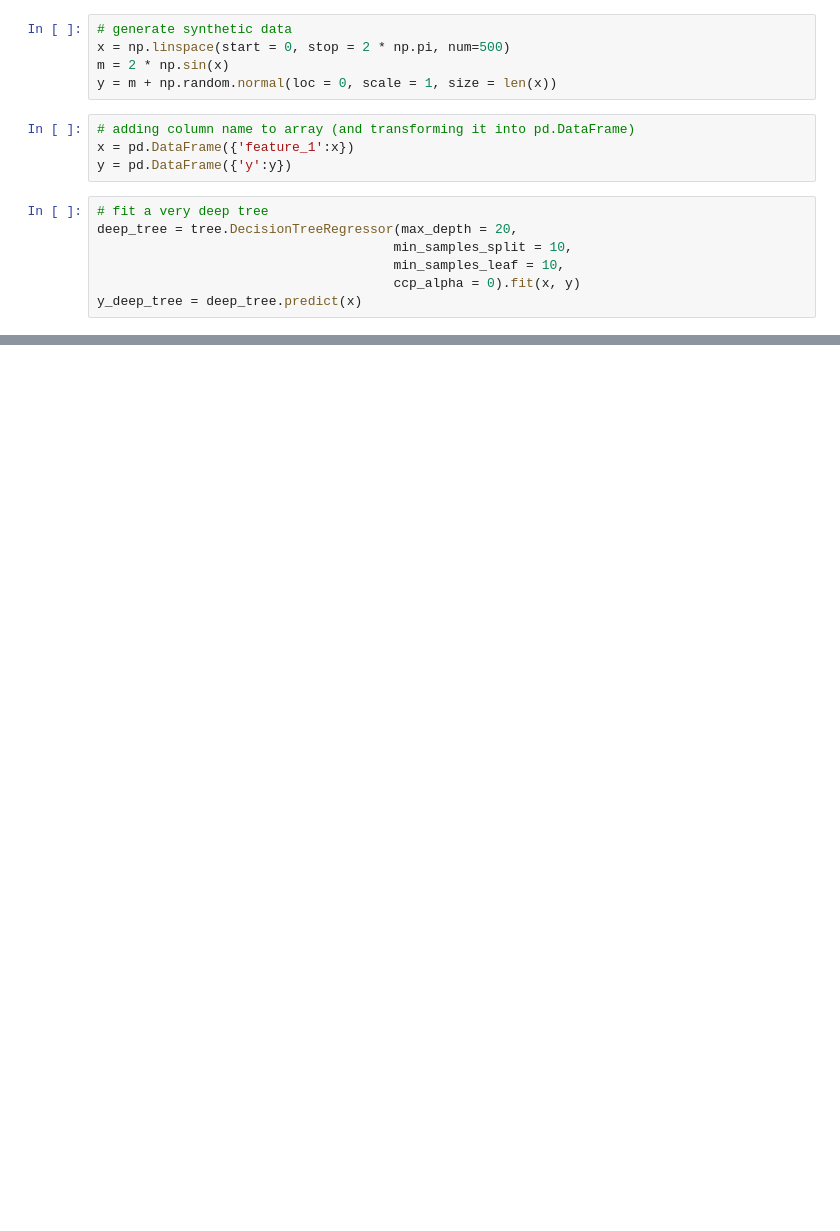
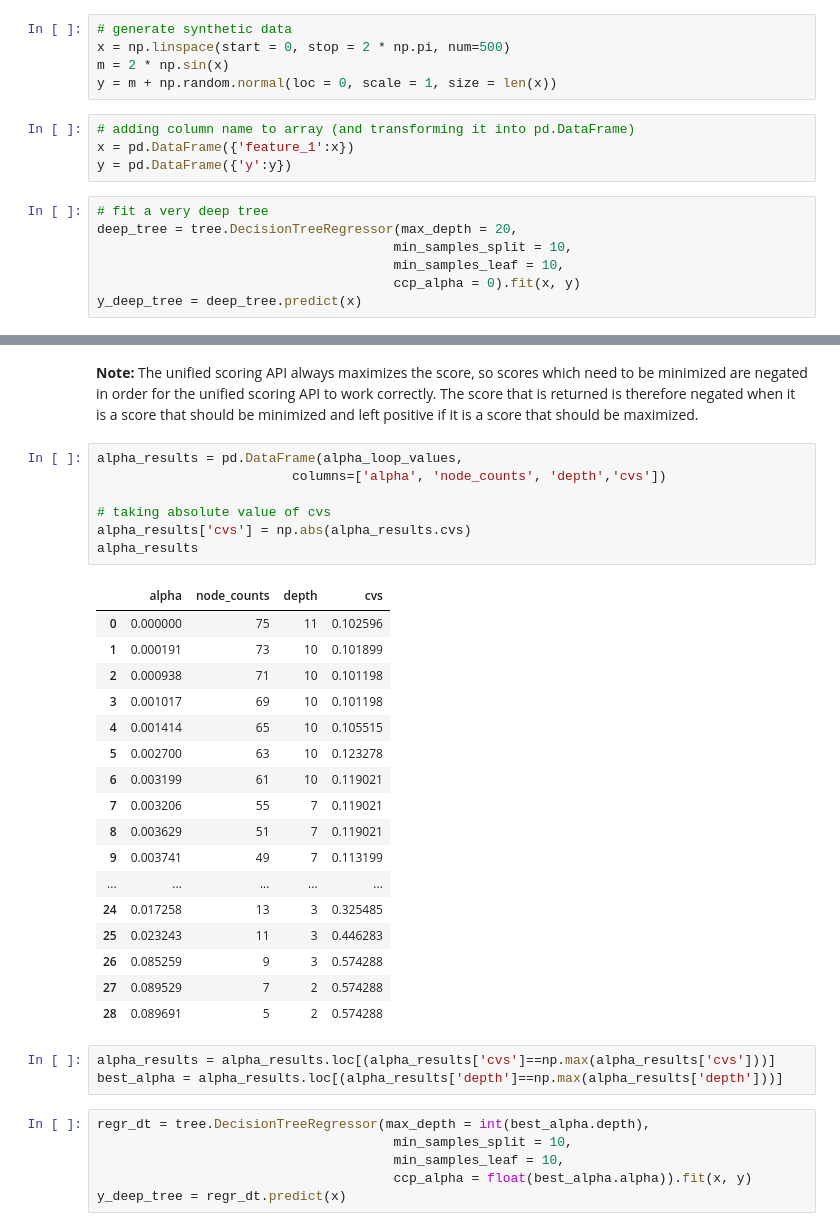
Before and after one commit to loremarchi/hands-on-machine-learning-R-module-2-python, a Jupyter notebook: 3_pruning_crossval.ipynb, the cells around one changed output, grey strips where cells are left out. Cells and saved outputs as stored; diff of their text form; blank space fills up the shorter version.

```diff
--- a/3_pruning_crossval.ipynb
+++ b/3_pruning_crossval.ipynb
@@ -26,3 +143,39 @@ y_deep_tree = deep_tree.predict(x)
+# %% [markdown]
+**Note:** The unified scoring API always maximizes the score, so scores which need to be minimized are negated in order for the unified scoring API to work correctly. The score that is returned is therefore negated when it is a score that should be minimized and left positive if it is a score that should be maximized.
+# %%
+alpha_results = pd.DataFrame(alpha_loop_values,
+                         columns=['alpha', 'node_counts', 'depth','cvs'])
+
+# taking absolute value of cvs
+alpha_results['cvs'] = np.abs(alpha_results.cvs)
+alpha_results
+# %% [output]
+|  | alpha | node_counts | depth | cvs |
+| 0 | 0.000000 | 75 | 11 | 0.102596 |
+| 1 | 0.000191 | 73 | 10 | 0.101899 |
+| 2 | 0.000938 | 71 | 10 | 0.101198 |
+| 3 | 0.001017 | 69 | 10 | 0.101198 |
+| 4 | 0.001414 | 65 | 10 | 0.105515 |
+| 5 | 0.002700 | 63 | 10 | 0.123278 |
+| 6 | 0.003199 | 61 | 10 | 0.119021 |
+| 7 | 0.003206 | 55 | 7 | 0.119021 |
+| 8 | 0.003629 | 51 | 7 | 0.119021 |
+| 9 | 0.003741 | 49 | 7 | 0.113199 |
+| ... | ... | ... | ... | ... |
+| 24 | 0.017258 | 13 | 3 | 0.325485 |
+| 25 | 0.023243 | 11 | 3 | 0.446283 |
+| 26 | 0.085259 | 9 | 3 | 0.574288 |
+| 27 | 0.089529 | 7 | 2 | 0.574288 |
+| 28 | 0.089691 | 5 | 2 | 0.574288 |
+# %%
+alpha_results = alpha_results.loc[(alpha_results['cvs']==np.max(alpha_results['cvs']))]
+best_alpha = alpha_results.loc[(alpha_results['depth']==np.max(alpha_results['depth']))]
+# %%
+regr_dt = tree.DecisionTreeRegressor(max_depth = int(best_alpha.depth),
+                                      min_samples_split = 10,
+                                      min_samples_leaf = 10,
+                                      ccp_alpha = float(best_alpha.alpha)).fit(x, y)
+y_deep_tree = regr_dt.predict(x)
 # %%
 # Plot deep_tree
 plt.figure()
```
Also changed, not shown: parts of 30 cells of this notebook.
